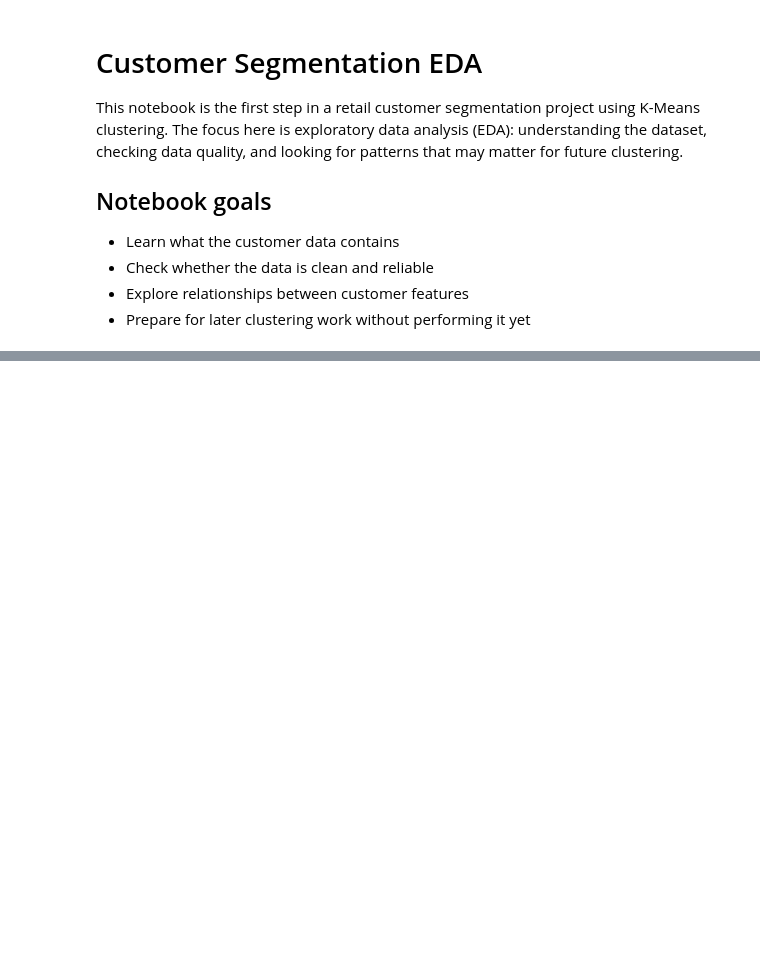
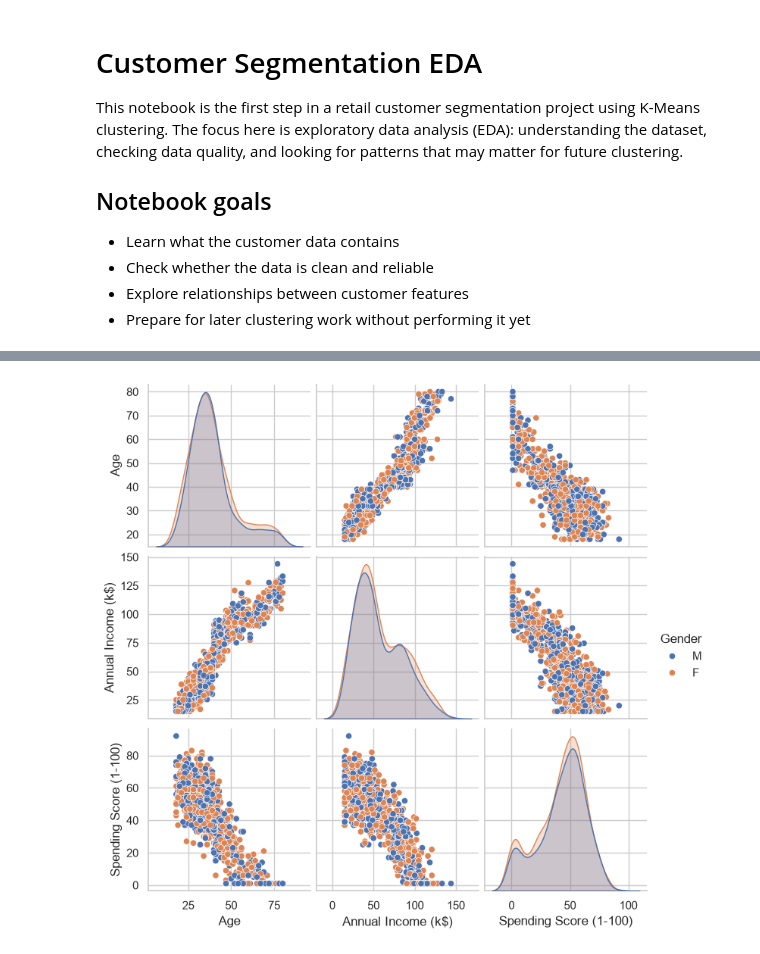
Before and after one commit to Nicho-Lie/Customer-Segmentation-using-K-Means-Clustering, a Jupyter notebook: notebooks/01_EDA.ipynb, the cells around one changed output, grey strips where cells are left out. Drawn from its saved outputs; the diff is of its cells as text; code cells hidden in the pictures; blank space fills up the shorter version.

```diff
--- a/notebooks/01_EDA.ipynb
+++ b/notebooks/01_EDA.ipynb
@@ -176,0 +217,14 @@ Good data science work does not stop at charts and code. It also includes clear
+# %%
+sns.pairplot(
+    df,
+    vars=[
+        "Age",
+        "Annual Income (k$)",
+        "Spending Score (1-100)"
+    ],
+    hue="Gender"
+)
+
+plt.show()
+# %% [output]
+[figure, added]
```
Also changed, not shown: parts of 22 cells of this notebook, 2 other files.
